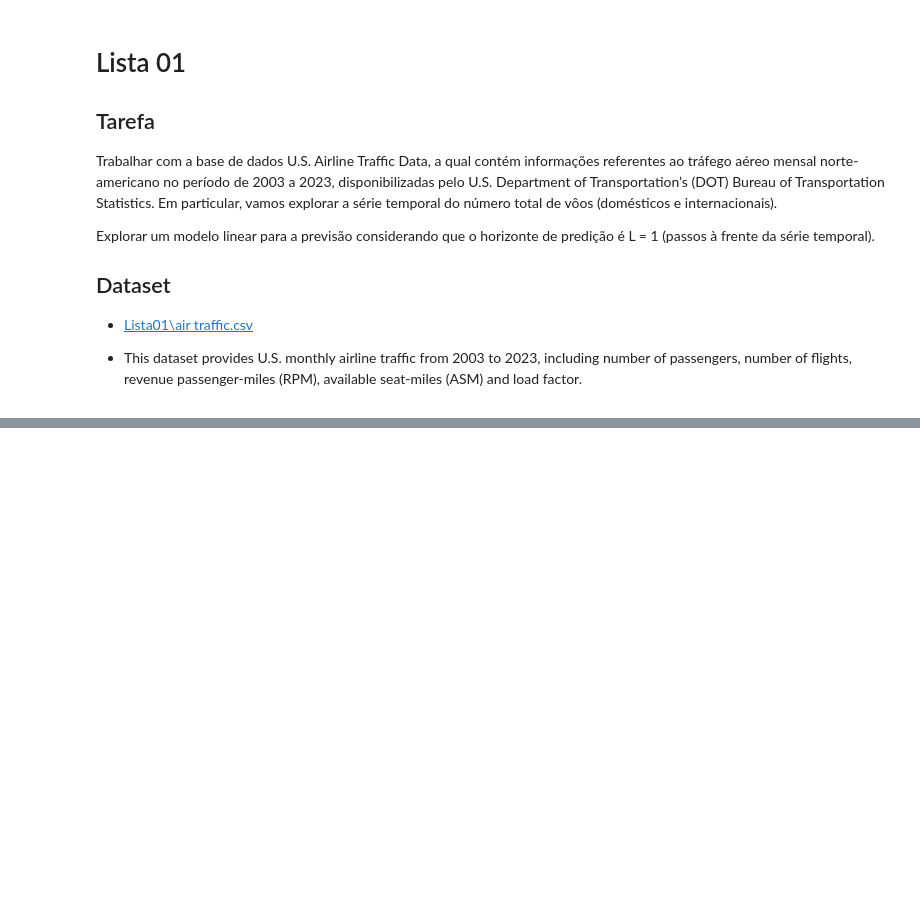
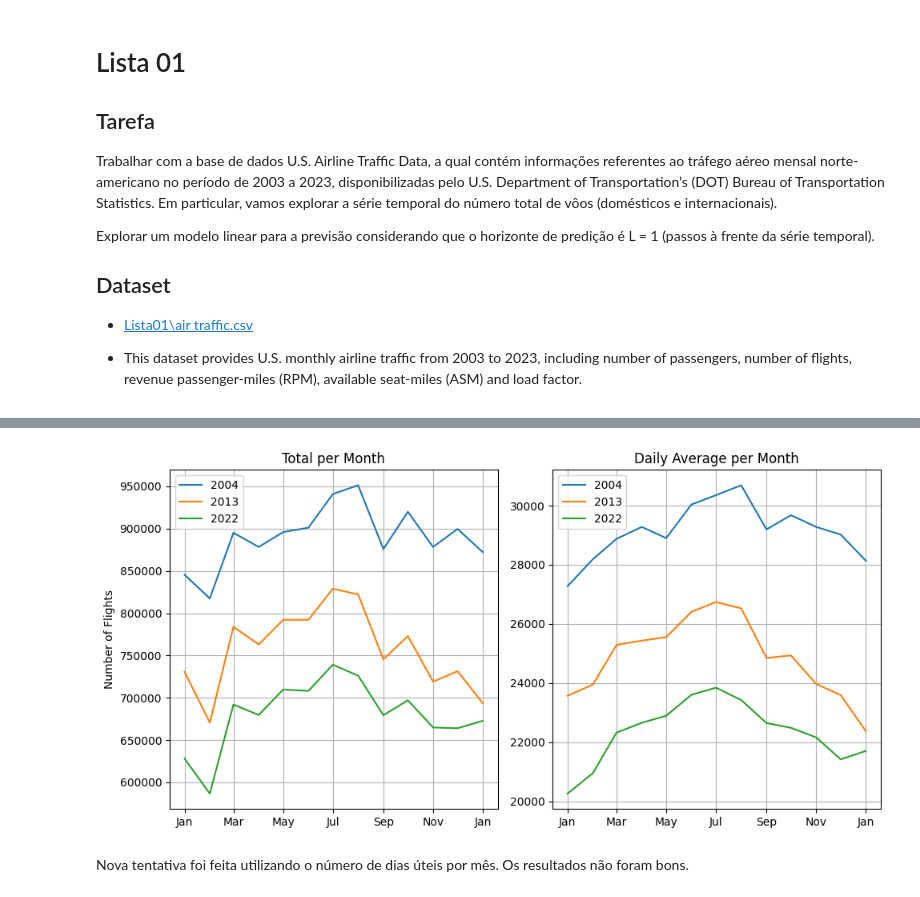
Before and after one commit to TiagoCAAmorim/machine_learning, a Jupyter notebook: Lista01/Lista01.ipynb, the cells around one changed output, grey strips where cells are left out. Cells and saved outputs as stored; diff of their text form; code cells hidden in the pictures; blank space fills up the shorter version.

```diff
--- a/Lista01/Lista01.ipynb
+++ b/Lista01/Lista01.ipynb
@@ -125,0 +130,26 @@ plt.show()
+# %%
+def year_plots(years, columns, titles):
+    date_format = DateFormatter("%b")
+
+    _, axs = plt.subplots(1, len(columns), figsize=(len(columns)*5, 5))
+
+    for i, (column,title) in enumerate(zip(columns, titles)):
+        for year in years:
+            axs[i].plot(df.loc[f'{years[0]}-01-01':f'{years[0]+1}-01-01'].index,
+                        df_original.loc[f'{year}-01-01':f'{year+1}-01-01'][column],
+                        linestyle='-', label=year)
+        axs[i].xaxis.set_major_formatter(date_format)
+        axs[i].set_title(title)
+        axs[i].legend()
+        axs[i].grid(True)
+    axs[0].set_ylabel('Number of Flights')
+    plt.tight_layout()
+    plt.show()
+
+year_plots([2004, 2013, 2022],
+           ['Flt', 'Flt_per_day'],
+           ['Total per Month', 'Daily Average per Month'])
+# %% [output]
+[figure, added]
+# %% [markdown]
+Nova tentativa foi feita utilizando o número de dias úteis por mês. Os resultados não foram bons.
```
Also changed, not shown: parts of 27 cells of this notebook.
